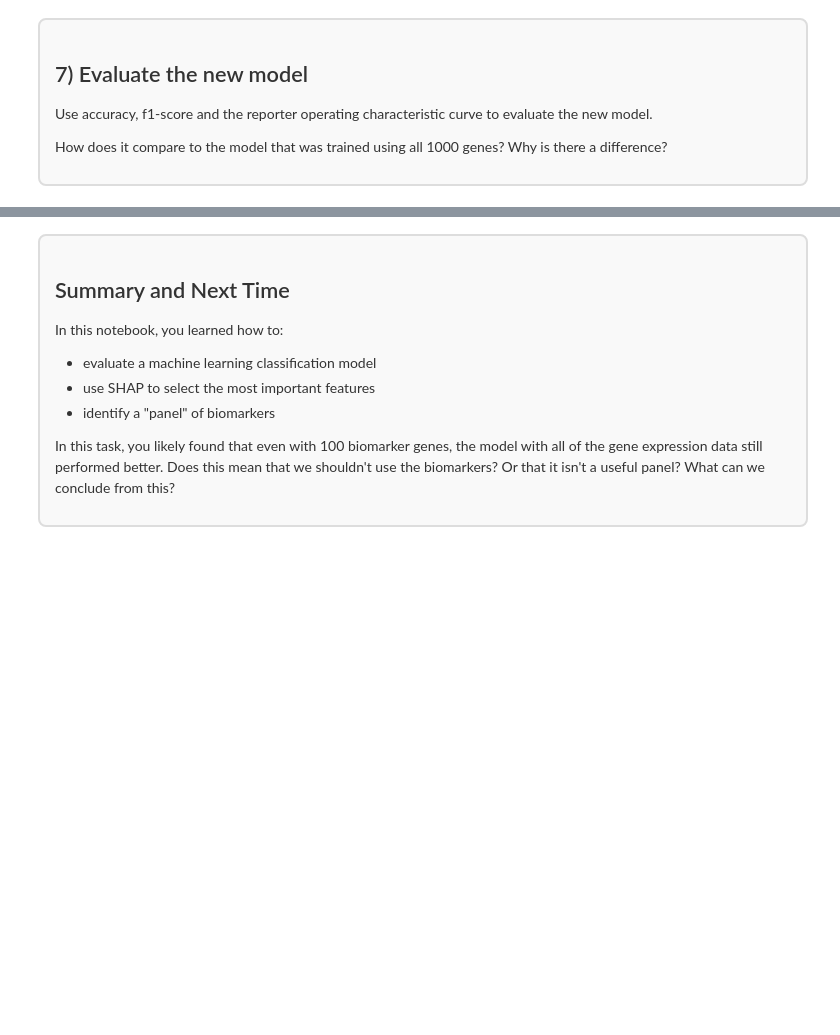
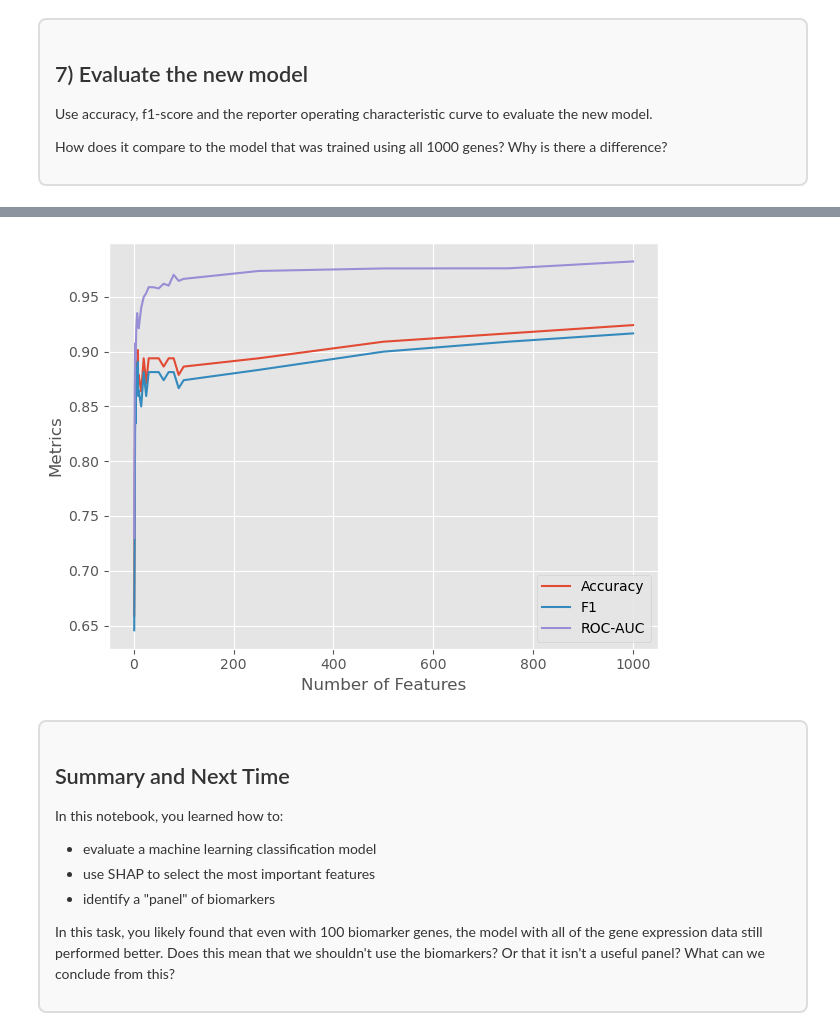
Before and after one commit to griffinfarrow/OXCEP-Precision-Dentistry, a Jupyter notebook: course_content/medicine/session_4/homework_2.ipynb, the cells around one changed output, grey strips where cells are left out. Saved outputs shown, nothing was run; the diff lists cells and outputs as text; code cells hidden in the pictures; blank space fills up the shorter version.

```diff
--- a/course_content/medicine/session_4/homework_2.ipynb
+++ b/course_content/medicine/session_4/homework_2.ipynb
@@ -180,0 +239,2 @@ We recommend that you look back at the `biomarker_discovery.ipynb` notebook for
+# %%
+mean_shap_values = np.mean(abs_shap_values, axis = (0, 2))
@@ -196,0 +352,27 @@ How does it compare to the model that was trained using all 1000 genes? Why is t
+# %%
+# list of value of number of features we want to experiment with
+number_of_features = [1000, 750, 500, 250, 100, 90, 80, 70, 60, 50, 40, 30, 25, 20, 15, 10, 9, 8, 7, 6, 5, 4, 3, 2, 1]
+# these are empty lists that we are going to populate with values
+accs = []
+f1s = []
+aucs = []
+
+# this "for loop" iterates over our feature number
+for num in number_of_features:
+    print(f"Calculating for {num} features")
+    # identify the top num features
+    features = shap_df[:num]["Gene"]
+    # train a model using those features
+    model = RandomForestClassifier(n_estimators = 100, random_state = 42, max_depth = 100)
+    model.fit(X_train[features], y_train)
+    # make predictions and evaluate the model
+    pred = model.predict(X_test[features])
+    proba = model.predict_proba(X_test[features])[:,1]
+    accuracy = accuracy_score(y_test, pred)
+    f1 = f1_score(y_test, pred, pos_label = "Positive")
+    auc = roc_auc_score(y_test, proba)
+
+    # This code adds this value to our running list of values
+    accs.append(accuracy)
+    f1s.append(f1)
+    aucs.append(auc)
@@ -197,3 +397,15 @@ How does it compare to the model that was trained using all 1000 genes? Why is t
+# %%
+# plot our results
+fig, ax = plt.subplots()
+ax.plot(number_of_features, accs, label = "Accuracy")
+ax.plot(number_of_features, f1s, label = "F1")
+ax.plot(number_of_features, aucs, label = "ROC-AUC")
+ax.legend()
+ax.set_xlabel("Number of Features")
+ax.set_ylabel("Metrics")
+fig.tight_layout()
+# %% [output]
+[figure, added]
 # %% [markdown]
 <div style="border: 2px solid #ddd; background-color: #f9f9f9; padding: 15px; margin: 10px 0; border-radius: 8px; color: #333;">
 
```
Also changed, not shown: parts of 25 cells of this notebook, 13 other files.
